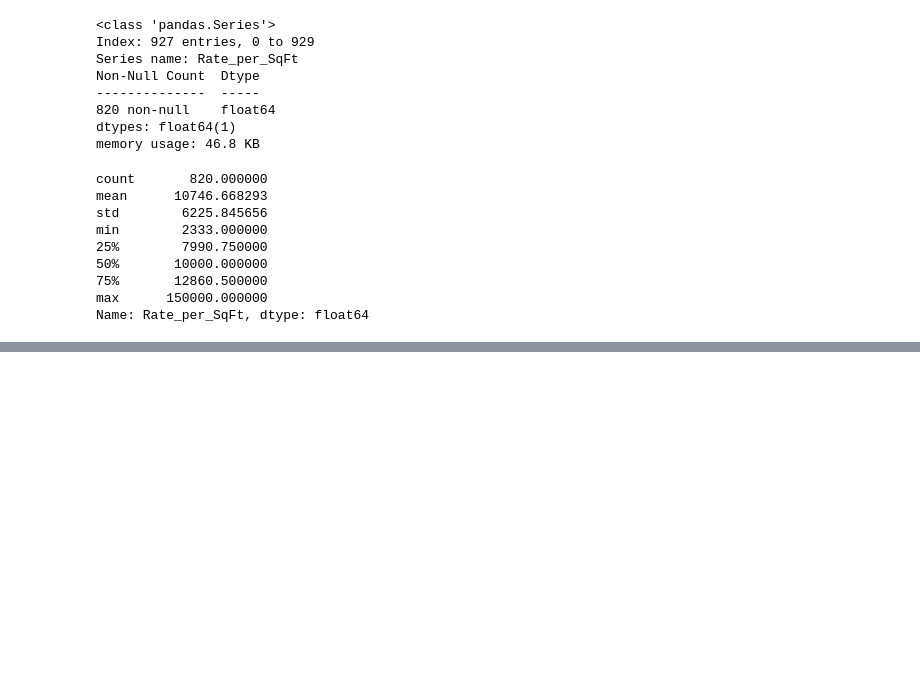
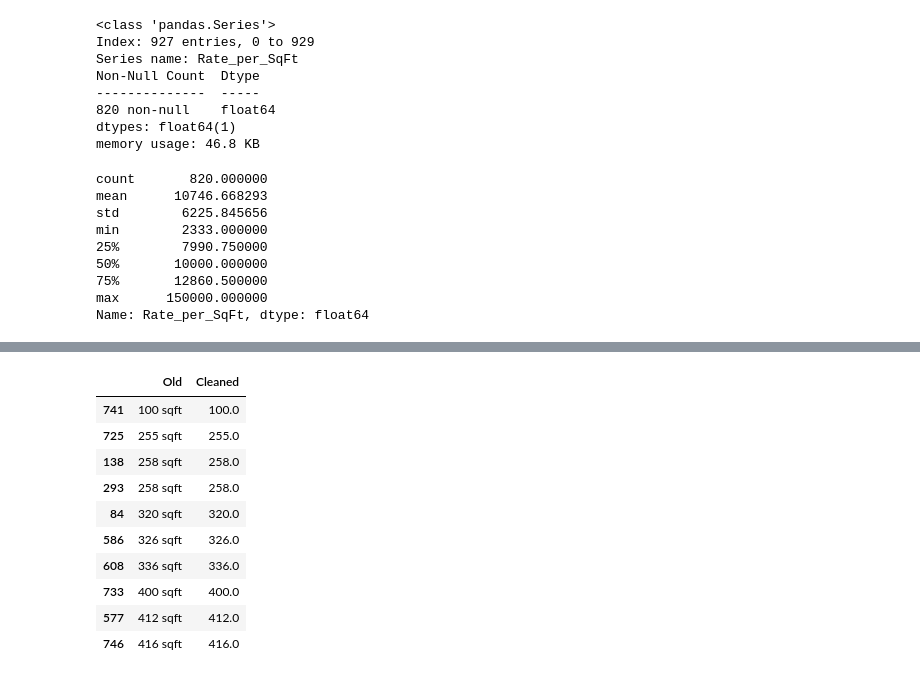
Before and after one commit to Omkesh-Bash/pune-real-estate-data-cleaning, a Jupyter notebook: notebooks/Pune_Real_Estate_Data_Cleaning.ipynb, the cells around one changed output, grey strips where cells are left out. Saved outputs shown, nothing was run; the diff lists cells and outputs as text; code cells hidden in the pictures; blank space fills up the shorter version.

```diff
--- a/notebooks/Pune_Real_Estate_Data_Cleaning.ipynb
+++ b/notebooks/Pune_Real_Estate_Data_Cleaning.ipynb
@@ -543,0 +605,14 @@ Name: Rate_per_SqFt, dtype: float64
+# %%
+temp_carpet_area.nsmallest(10, "Cleaned")
+# %% [output]
+|  | Old | Cleaned |
+| 741 | 100 sqft | 100.0 |
+| 725 | 255 sqft | 255.0 |
+| 138 | 258 sqft | 258.0 |
+| 293 | 258 sqft | 258.0 |
+| 84 | 320 sqft | 320.0 |
+| 586 | 326 sqft | 326.0 |
+| 608 | 336 sqft | 336.0 |
+| 733 | 400 sqft | 400.0 |
+| 577 | 412 sqft | 412.0 |
+| 746 | 416 sqft | 416.0 |
```
Also changed, not shown: parts of 11 cells of this notebook.
